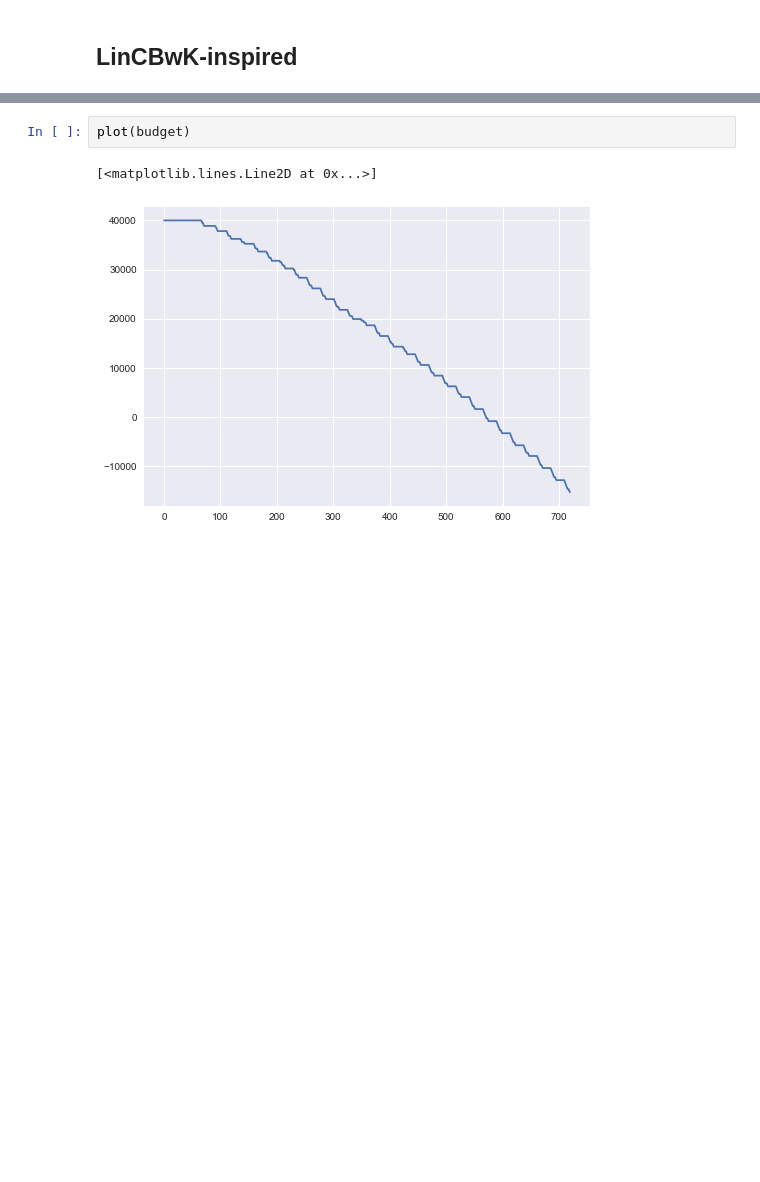
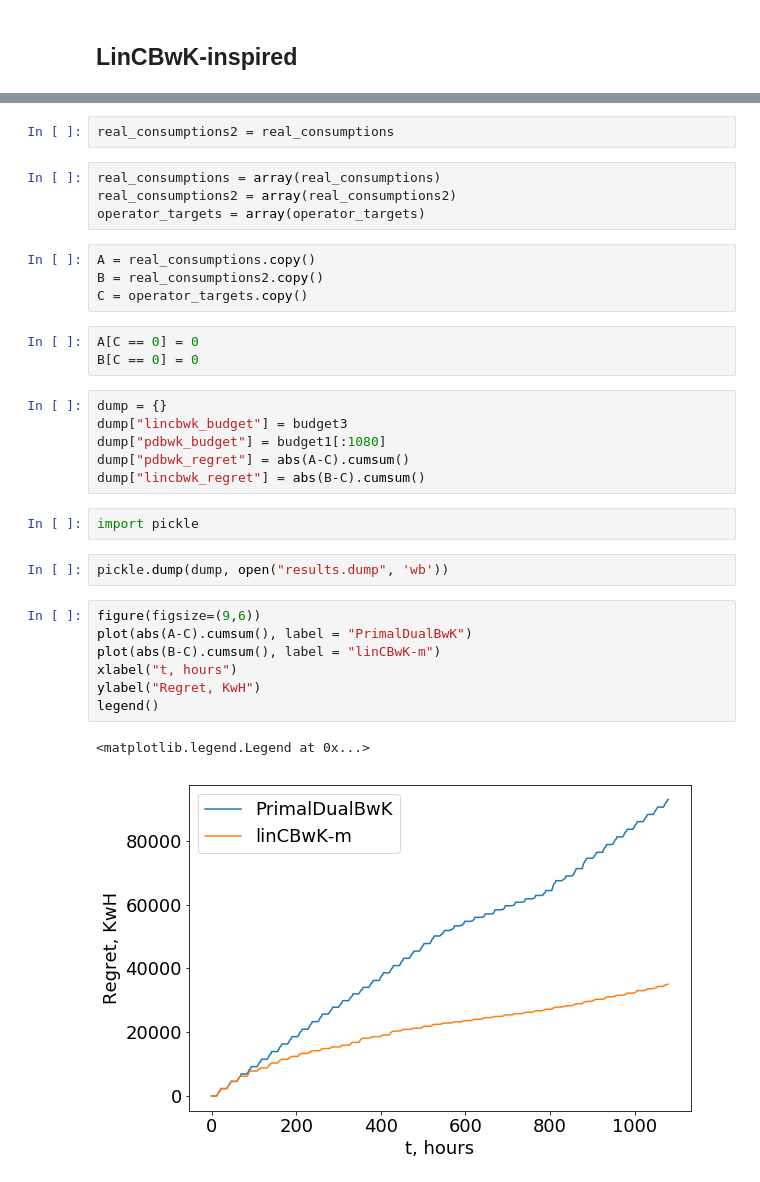
Before and after one commit to aksholokhov/bachelor_thesis, a Jupyter notebook: experiments/ThesisVersion.ipynb, the cells around one changed output, grey strips where cells are left out. Saved outputs shown, nothing was run; the diff lists cells and outputs as text; blank space fills up the shorter version.

```diff
--- a/experiments/ThesisVersion.ipynb
+++ b/experiments/ThesisVersion.ipynb
@@ -365,5 +369,33 @@ show()
-# %%
-plot(budget)
-# %% [output]
-[<matplotlib.lines.Line2D at 0x...>]
-[figure, removed]
+# %%
+real_consumptions2 = real_consumptions
+# %%
+real_consumptions = array(real_consumptions)
+real_consumptions2 = array(real_consumptions2)
+operator_targets = array(operator_targets)
+# %%
+A = real_consumptions.copy()
+B = real_consumptions2.copy()
+C = operator_targets.copy()
+# %%
+A[C == 0] = 0
+B[C == 0] = 0
+# %%
+dump = {}
+dump["lincbwk_budget"] = budget3
+dump["pdbwk_budget"] = budget1[:1080]
+dump["pdbwk_regret"] = abs(A-C).cumsum()
+dump["lincbwk_regret"] = abs(B-C).cumsum()
+# %%
+import pickle
+# %%
+pickle.dump(dump, open("results.dump", 'wb'))
+# %%
+figure(figsize=(9,6))
+plot(abs(A-C).cumsum(), label = "PrimalDualBwK")
+plot(abs(B-C).cumsum(), label = "linCBwK-m")
+xlabel("t, hours")
+ylabel("Regret, KwH")
+legend()
+# %% [output]
+<matplotlib.legend.Legend at 0x...>
+[figure, added]
```
Also changed, not shown: parts of 10 cells of this notebook, 1 other file.
